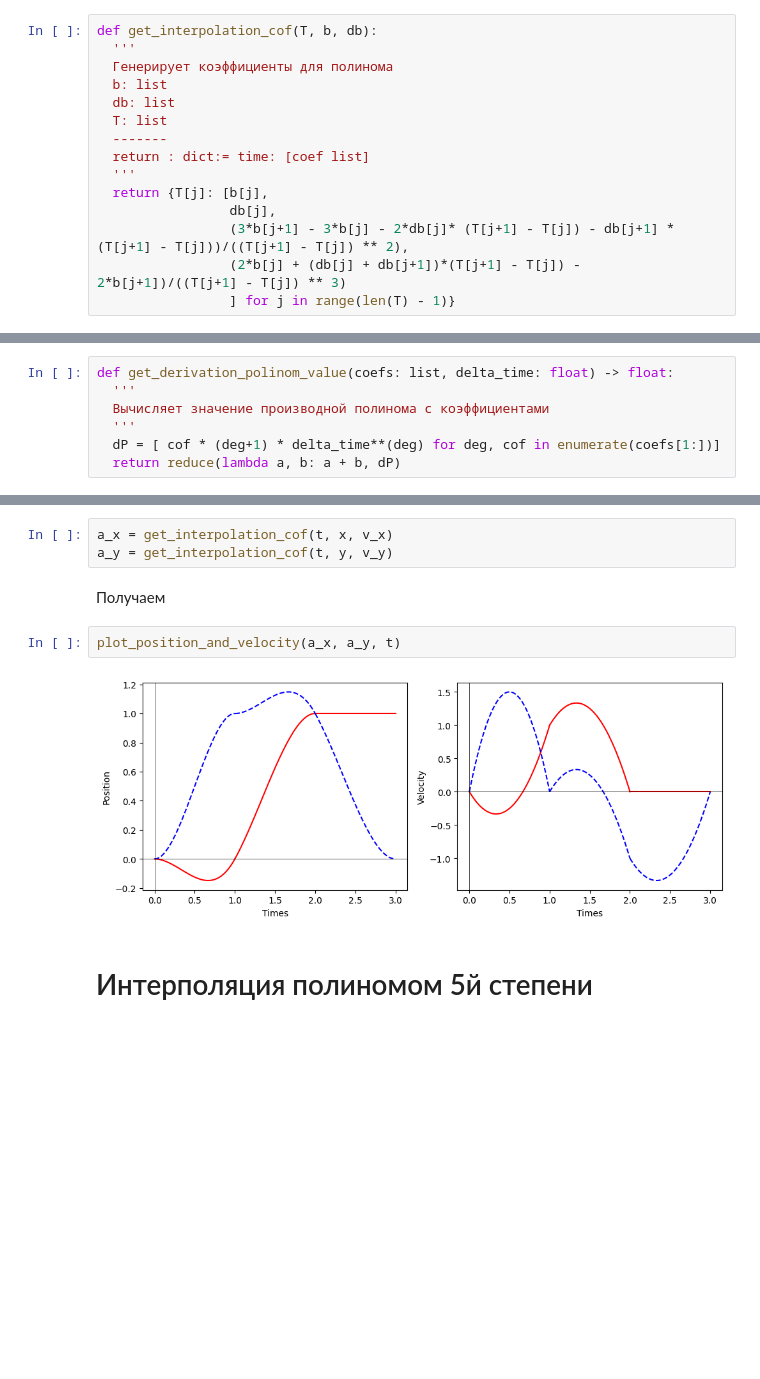
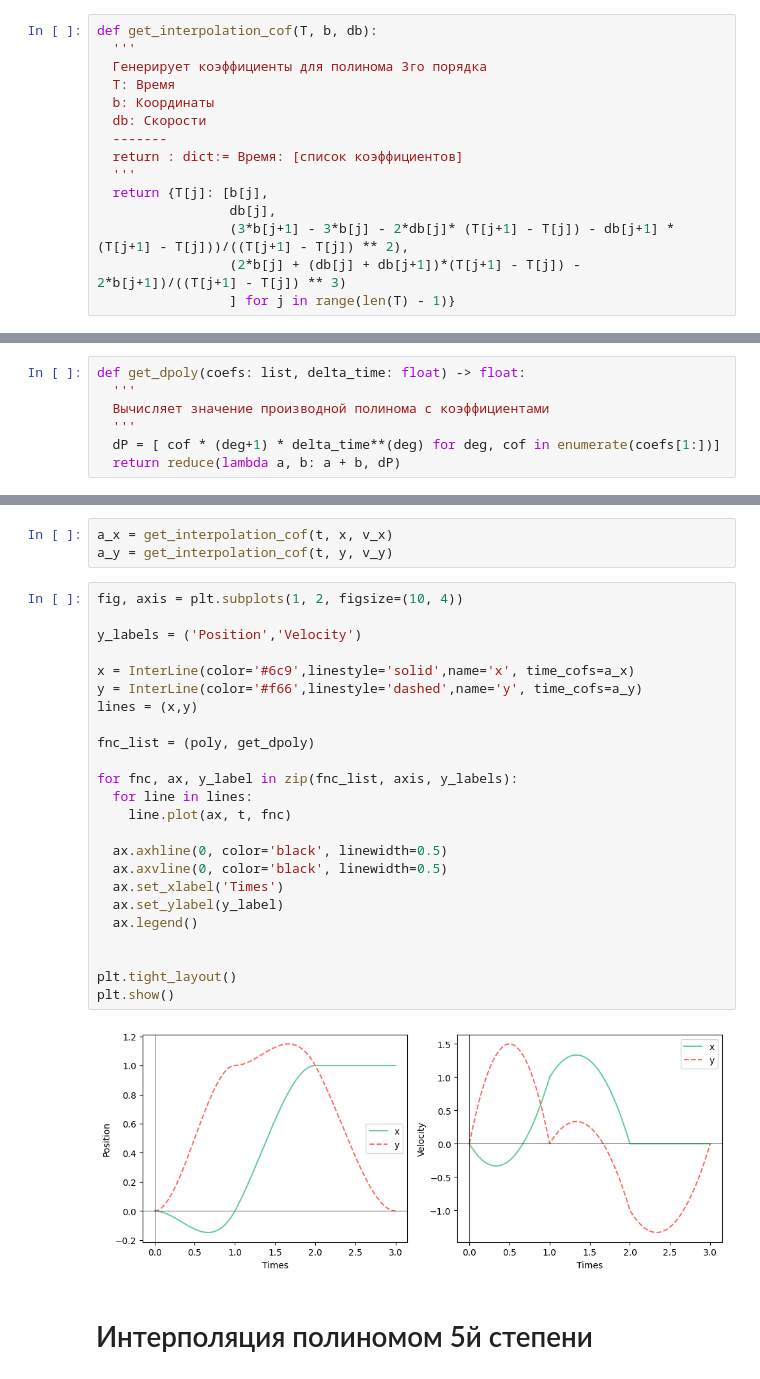
Before and after one commit to mark47B/MIP-project, a Jupyter notebook: Interpolation_MIP_HOROSHO.ipynb, the cells around one changed output, grey strips where cells are left out. Drawn from its saved outputs; the diff is of its cells as text; blank space fills up the shorter version.

```diff
--- a/Interpolation_MIP_HOROSHO.ipynb
+++ b/Interpolation_MIP_HOROSHO.ipynb
@@ -9,12 +30,12 @@ from functools import reduce
 # %%
 def get_interpolation_cof(T, b, db):
   '''
-  Генерирует коэффициенты для полинома
-  b: list
-  db: list
-  T: list
+  Генерирует коэффициенты для полинома 3го порядка
+  T: Время
+  b: Координаты
+  db: Скорости
   -------
-  return : dict:= time: [coef list]
+  return : dict:= Время: [список коэффициентов]
   '''
   return {T[j]: [b[j],
                  db[j],
@@ -29,7 +50,7 @@ def poly(coefs: list, delta_time: float) -> float:
   P = [ cof * delta_time**deg for deg, cof in enumerate(coefs)]
   return reduce(lambda a, b: a + b, P)
 # %%
-def get_derivation_polinom_value(coefs: list, delta_time: float) -> float:
+def get_dpoly(coefs: list, delta_time: float) -> float:
   '''
   Вычисляет значение производной полинома c коэффициентами
   '''
@@ -98,11 +105,31 @@ t = [0, 1, 2, 3]
 # %%
 a_x = get_interpolation_cof(t, x, v_x)
 a_y = get_interpolation_cof(t, y, v_y)
-# %% [markdown]
-Получаем
-# %%
-plot_position_and_velocity(a_x, a_y, t)
-# %% [output]
-[figure, removed]
+# %%
+fig, axis = plt.subplots(1, 2, figsize=(10, 4))
+
+y_labels = ('Position','Velocity')
+
+x = InterLine(color='#6c9',linestyle='solid',name='x', time_cofs=a_x)
+y = InterLine(color='#f66',linestyle='dashed',name='y', time_cofs=a_y)
+lines = (x,y)
+
+fnc_list = (poly, get_dpoly)
+
+for fnc, ax, y_label in zip(fnc_list, axis, y_labels):
+  for line in lines:
+    line.plot(ax, t, fnc)
+
+  ax.axhline(0, color='black', linewidth=0.5)
+  ax.axvline(0, color='black', linewidth=0.5)
+  ax.set_xlabel('Times')
+  ax.set_ylabel(y_label)
+  ax.legend()
+
+
+plt.tight_layout()
+plt.show()
+# %% [output]
+[figure, added]
 # %% [markdown]
 # Интерполяция полиномом 5й степени
```
Also changed, not shown: parts of 27 cells of this notebook.
